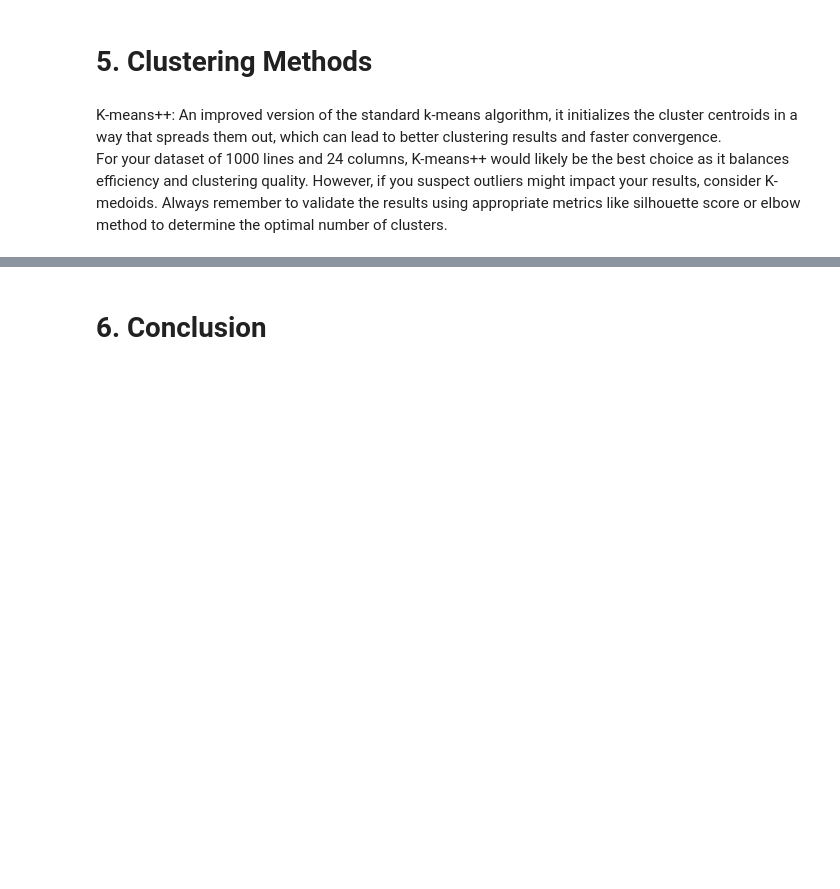
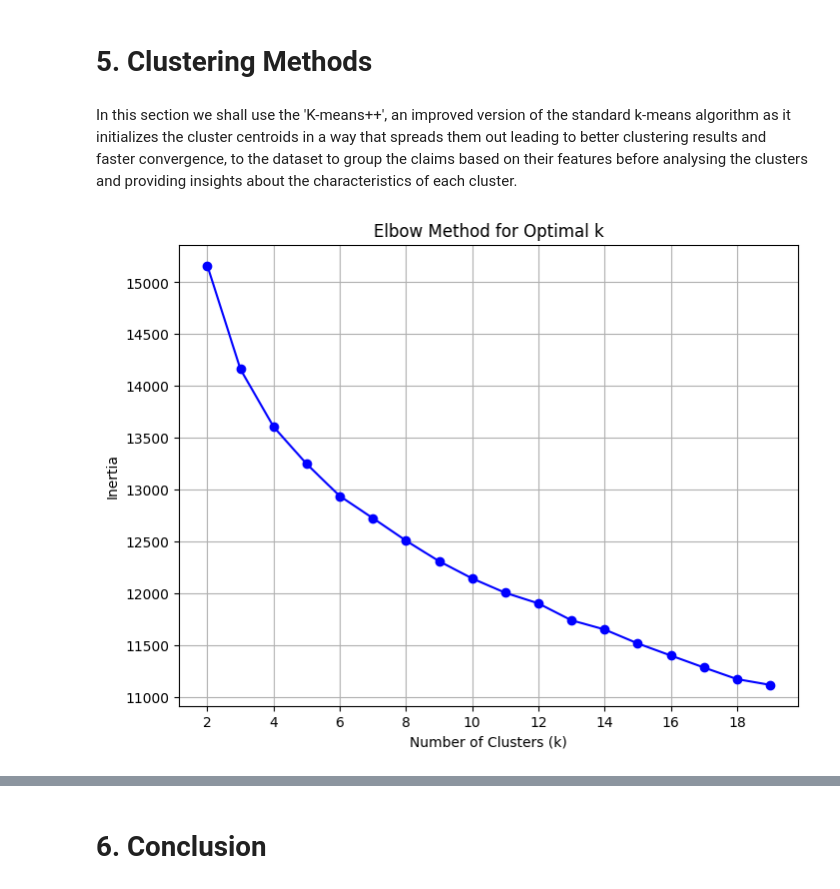
Before and after one commit to Regis0323/Module_1, a Jupyter notebook: Rurangwa_Assignment_Module_1.ipynb, the cells around one changed output, grey strips where cells are left out. Cells and saved outputs as stored; diff of their text form; code cells hidden in the pictures; blank space fills up the shorter version.

```diff
--- a/Rurangwa_Assignment_Module_1.ipynb
+++ b/Rurangwa_Assignment_Module_1.ipynb
@@ -737,20 +738,3 @@ After the study, we see that the SVM model demonstrates superior overall perform
 However, much effort is put in tuning the SVM parameters to get the best ones that lead to that accuracy which is a considerable inconvenient compared to the Logistic Regression.
 # %% [markdown]
 # 5. Clustering Methods<a name="Clustering"></a>
-# %% [markdown]
-K-means++: An improved version of the standard k-means algorithm, it initializes the cluster centroids in a way that spreads them out, which can lead to better clustering results and faster convergence. <br>
-For your dataset of 1000 lines and 24 columns, K-means++ would likely be the best choice as it balances efficiency and clustering quality. However, if you suspect outliers might impact your results, consider K-medoids. Always remember to validate the results using appropriate metrics like silhouette score or elbow method to determine the optimal number of clusters.
-# %%
-# Choice of number of clusters
-n_clus = 3
-# Get a copy of the data to do clustering on
-gcr_num_tmp = gcr_num.copy()
-# Use of KMeans function
-km = KMeans(init="random", n_clusters=n_clus, n_init=20, max_iter = 300)
-# Fit the model to the data
-km.fit(gcr_num_tmp)
-# Extract centroids and labels
-centroids = km.cluster_centers_
-labels = km.labels_
-# Add cluster labels to the data
-gcr_num_tmp['Cluster'] = labels
@@ -771,23 +741,27 @@ plt.show()
+# %% [markdown]
+In this section we shall use the 'K-means++', an improved version of the standard k-means algorithm as it initializes the cluster centroids in a way that spreads them out leading to better clustering results and faster convergence, to the dataset to group the claims based on their features before analysing the clusters and providing insights about the characteristics of each cluster.
 # %%
 # 2. Perform K-means for a range of cluster k and save the attribute ineria
 inertia = []
 k_range = range(2, 20)  # Testing k values from 1 to 10
 
 for k in k_range:
     km = KMeans(init="random", n_clusters=k, n_init=20, max_iter = 300)
-    km.fit(gcr_num)
+    km.fit(X)
     inertia.append(km.inertia_)
 
 # 3. Plot the Inertia vs. Number of Clusters (Elbow Method)
 plt.figure(figsize=(8, 6))
 plt.plot(k_range, inertia, marker='o', color='b')
 plt.title('Elbow Method for Optimal k')
 plt.xlabel('Number of Clusters (k)')
 plt.ylabel('Inertia')
 plt.grid(True)
 # Set the x-axis to show only integer values
 plt.gca().xaxis.set_major_locator(MaxNLocator(integer=True))
 plt.show()
+# %% [output]
+[figure, added]
 # %%
 # Range of k values to test
 k_range = range(2, 20)
```
Also changed, not shown: parts of 9 cells of this notebook.
